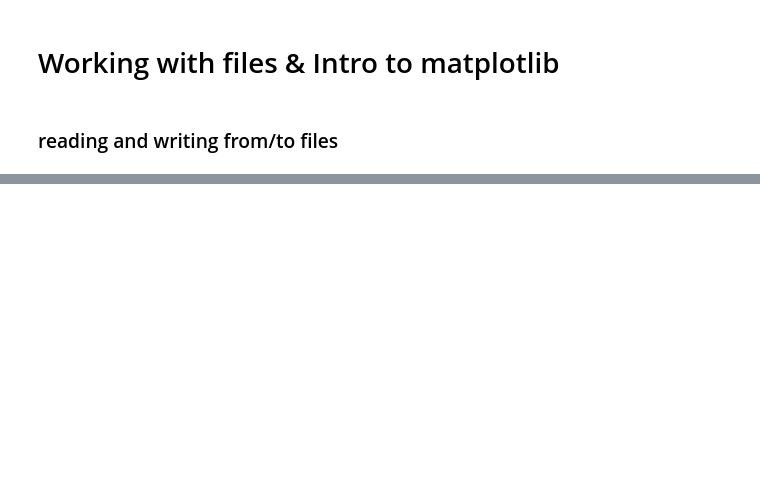
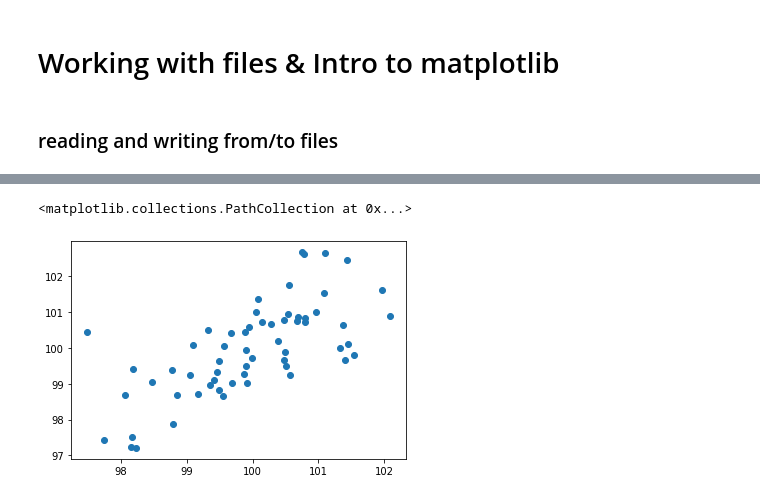
Before and after one commit to mjmacarty/MIS3640, a Jupyter notebook: 7-files & matplotlib.ipynb, the cells around one changed output, grey strips where cells are left out. Drawn from its saved outputs; the diff is of its cells as text; code cells hidden in the pictures; blank space fills up the shorter version.

```diff
--- a/7-files & matplotlib.ipynb
+++ b/7-files & matplotlib.ipynb
@@ -25,0 +120,3 @@ f.close()
+# %%
+x = [100 + norm(0,1) for point in range(60)]
+y = [point + norm(0,1) for point in x]
@@ -25,0 +139,5 @@ f.close()
+# %%
+plt.scatter(x,y)
+# %% [output]
+<matplotlib.collections.PathCollection at 0x...>
+[figure, added]
```
Also changed, not shown: parts of 29 cells of this notebook, 3 other files.
